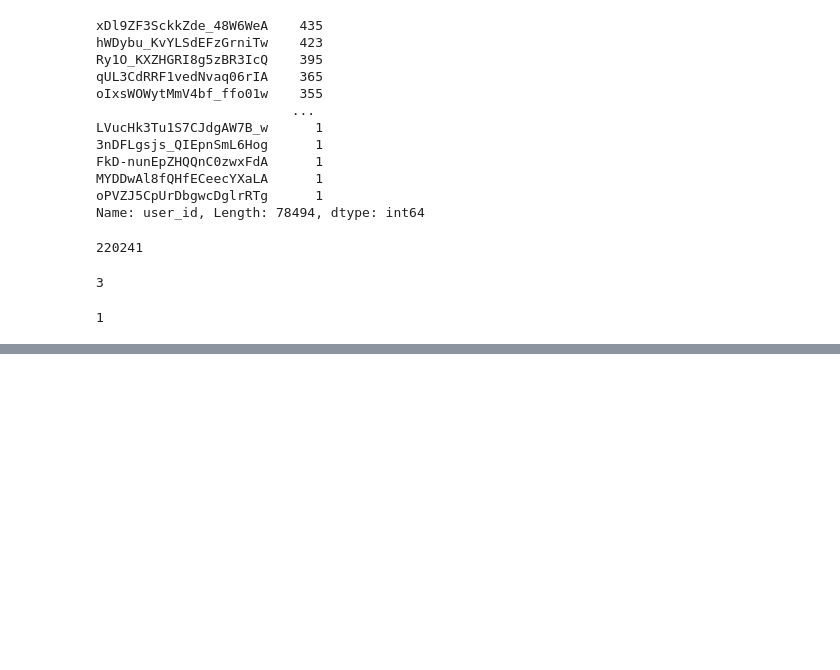
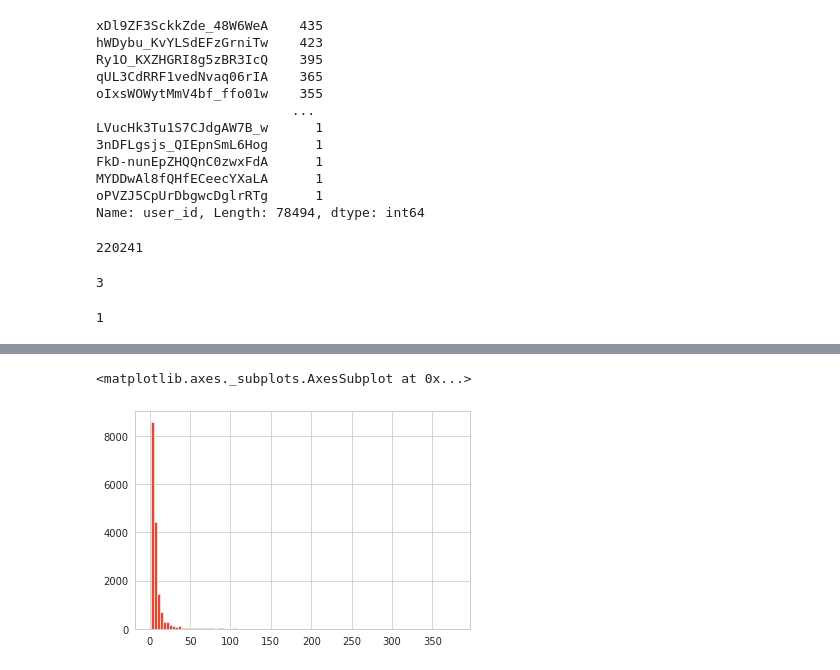
Before and after one commit to unclebrod/YelpRecommender, a Jupyter notebook: workbook.ipynb, the cells around one changed output, grey strips where cells are left out. Drawn from its saved outputs; the diff is of its cells as text; code cells hidden in the pictures; blank space fills up the shorter version.

Commit message:
adjusted utility matrix in order to hopefully improve model

```diff
--- a/workbook.ipynb
+++ b/workbook.ipynb
@@ -815,0 +848,10 @@ len(utility_3['user_id'].value_counts() == 1)
+# %%
+utility_3_pivot = utility_3.pivot_table(values='review_stars',
+                                        index='user_id',
+                                        columns='business_id')
+# %%
+utility_3_user_ratings = (utility_3_pivot > 0).sum(axis=1)
+utility_3_user_ratings.hist(bins=100)
+# %% [output]
+<matplotlib.axes._subplots.AxesSubplot at 0x...>
+[figure, added]
```
Also changed, not shown: parts of 18 cells of this notebook.
